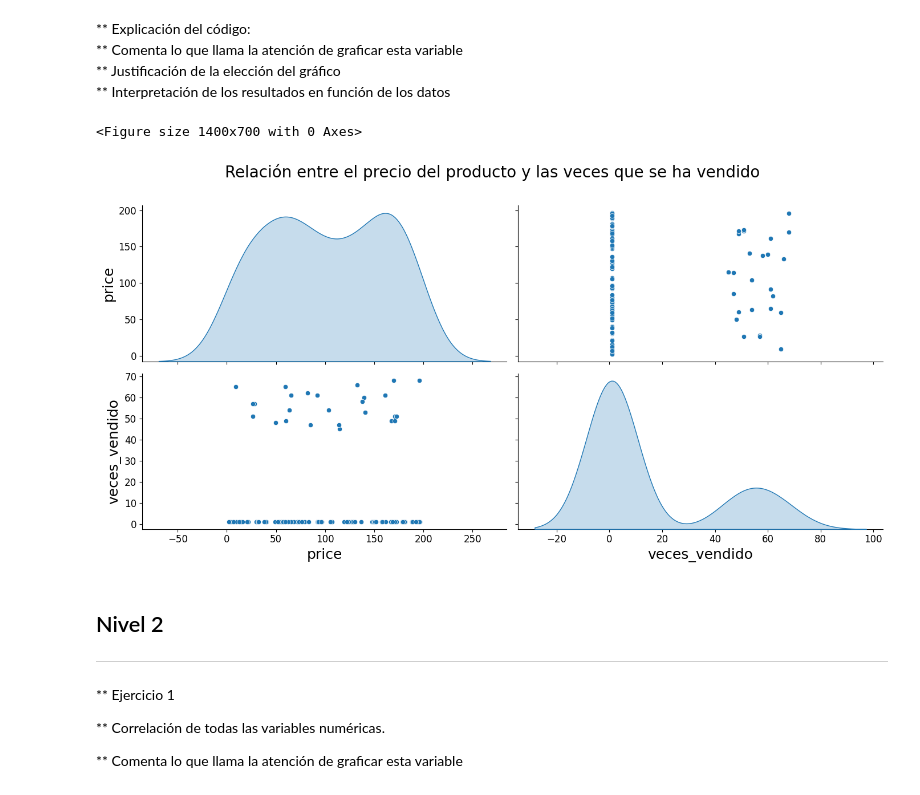
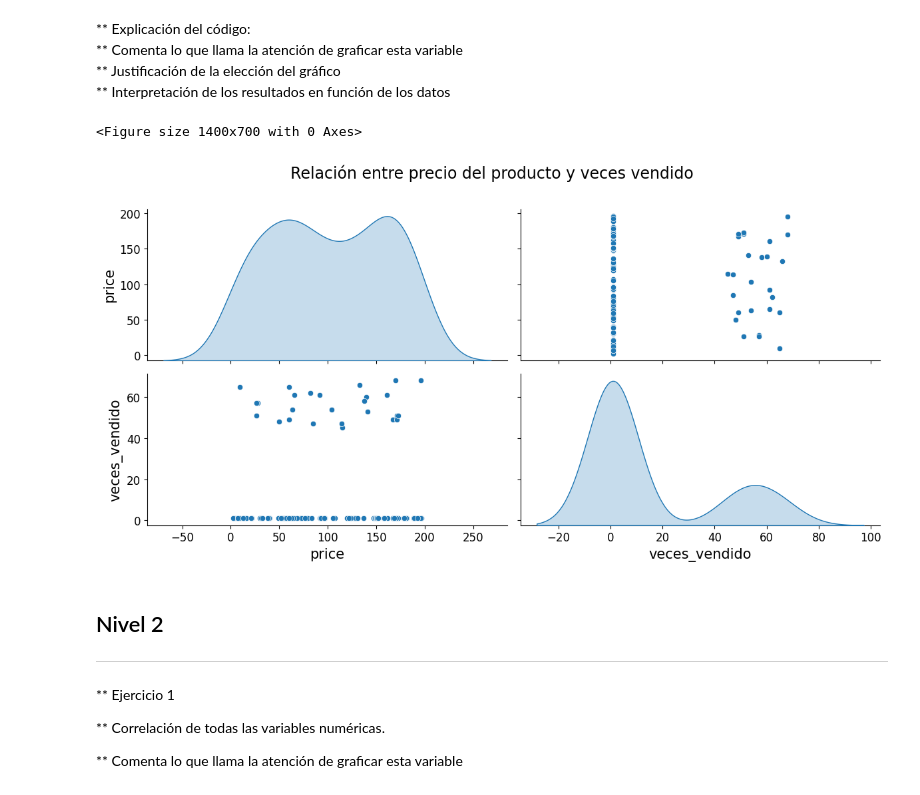
Before and after one commit to MailinV/Sprint_8_MV, a Jupyter notebook: Sprint8_MV.ipynb, the cells around one changed output. Drawn from its saved outputs; the diff is of its cells as text; code cells hidden in the pictures.

```diff
--- a/Sprint8_MV.ipynb
+++ b/Sprint8_MV.ipynb
@@ -491,23 +505,25 @@ plt.show()
 # %%
 # precio y veces q ha sido vendido
 df_product_transactions_products = pd.merge(df_products, df_transactions_products, left_on='id', right_on='product_id', how='outer')
 df_product_count = df_product_transactions_products.groupby(['id', 'price']).size().reset_index(name='veces_vendido')
 
 plt.figure(figsize=(14, 7), layout="constrained")
 
-ax = sns.pairplot(df_product_count, vars=['price', 'veces_vendido'], diag_kind='kde', height=3.5, aspect=2)
+ax = sns.pairplot(df_product_count, vars=['price', 'veces_vendido'], diag_kind='kde', height=3, aspect=2)
 
-plt.suptitle('Relación entre el precio del producto y las veces que se ha vendido', size=20, y=1.02)
+plt.suptitle('Relación entre precio del producto y veces vendido', size=17, y=1.02)
 for x in ax.axes.flatten():
-    x.set_xlabel(x.get_xlabel(), fontsize=18)
-    x.set_ylabel(x.get_ylabel(), fontsize=18)
+    x.set_xlabel(x.get_xlabel(), fontsize=15)
+    x.set_ylabel(x.get_ylabel(), fontsize=15)
     x.tick_params(axis='both', labelsize=12)
 plt.tight_layout()
 
+
+
 plt.show()
 # %% [output]
 <Figure size 1400x700 with 0 Axes>
-[figure, old version]
+[figure, new version]
 # %% [markdown]
 ## Nivel 2
 ***
```
Also changed, not shown: parts of 24 cells of this notebook.
